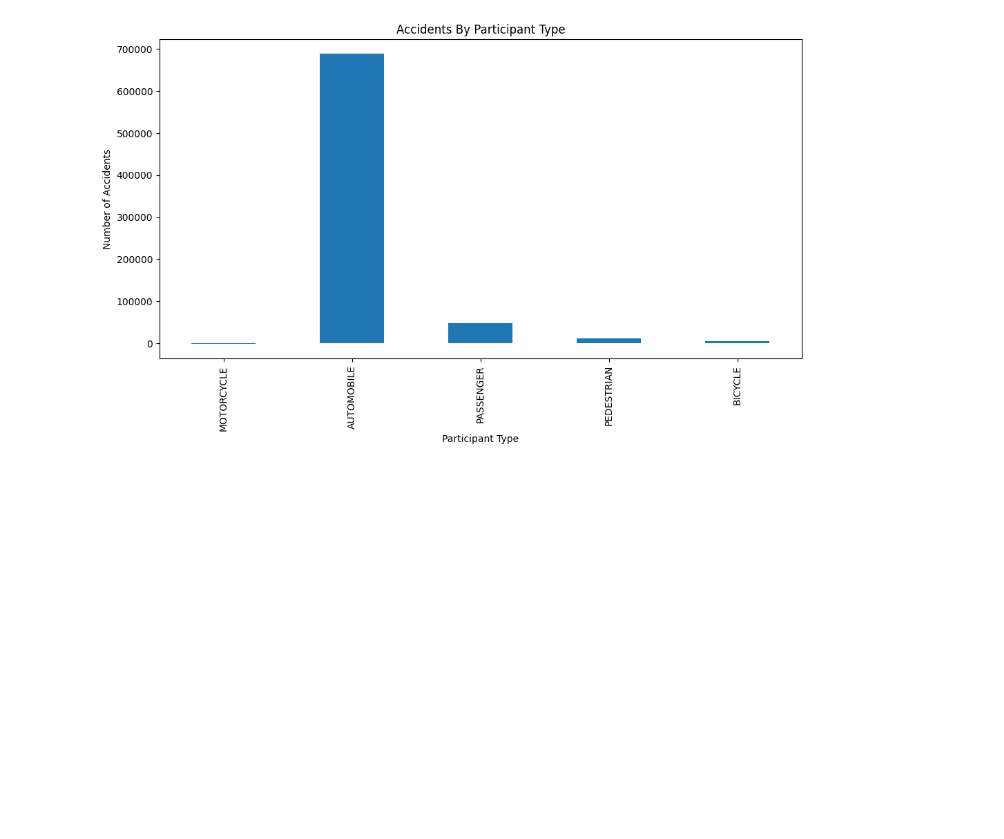
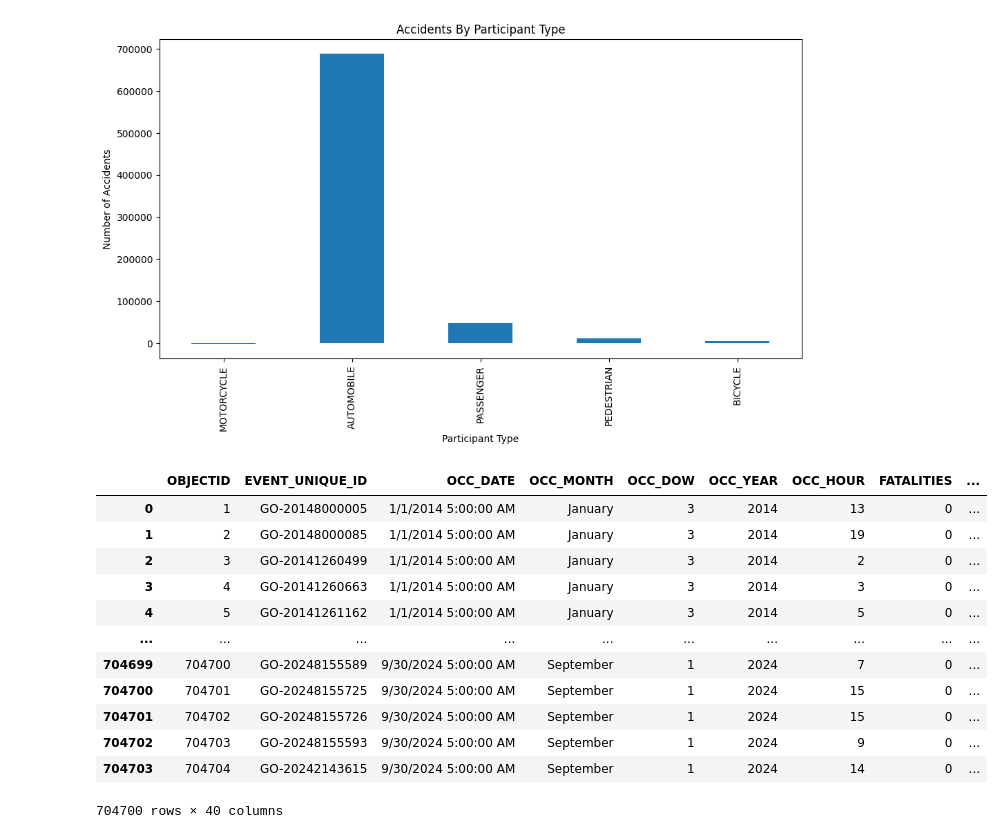
Before and after one commit to GeniusDennis1224/data_warehouse_group3, a Jupyter notebook: traffic_collision.ipynb, the cells around one changed output. Drawn from its saved outputs; the diff is of its cells as text; code cells hidden in the pictures; blank space fills up the shorter version.

```diff
--- a/traffic_collision.ipynb
+++ b/traffic_collision.ipynb
@@ -373,5 +376,21 @@ plt.ylabel('Number of Accidents')
 plt.show()
 # %% [output]
 [figure]
+# %%
+collision_data
+# %% [output]
+|  | OBJECTID | EVENT_UNIQUE_ID | OCC_DATE | OCC_MONTH | OCC_DOW | OCC_YEAR | OCC_HOUR | FATALITIES | ... |
+| 0 | 1 | GO-20148000005 | 1/1/2014 5:00:00 AM | January | 3 | 2014 | 13 | 0 | ... |
+| 1 | 2 | GO-20148000085 | 1/1/2014 5:00:00 AM | January | 3 | 2014 | 19 | 0 | ... |
+| 2 | 3 | GO-20141260499 | 1/1/2014 5:00:00 AM | January | 3 | 2014 | 2 | 0 | ... |
+| 3 | 4 | GO-20141260663 | 1/1/2014 5:00:00 AM | January | 3 | 2014 | 3 | 0 | ... |
+| 4 | 5 | GO-20141261162 | 1/1/2014 5:00:00 AM | January | 3 | 2014 | 5 | 0 | ... |
+| ... | ... | ... | ... | ... | ... | ... | ... | ... | ... |
+| 704699 | 704700 | GO-20248155589 | 9/30/2024 5:00:00 AM | September | 1 | 2024 | 7 | 0 | ... |
+| 704700 | 704701 | GO-20248155725 | 9/30/2024 5:00:00 AM | September | 1 | 2024 | 15 | 0 | ... |
+| 704701 | 704702 | GO-20248155726 | 9/30/2024 5:00:00 AM | September | 1 | 2024 | 15 | 0 | ... |
+| 704702 | 704703 | GO-20248155593 | 9/30/2024 5:00:00 AM | September | 1 | 2024 | 9 | 0 | ... |
+| 704703 | 704704 | GO-20242143615 | 9/30/2024 5:00:00 AM | September | 1 | 2024 | 14 | 0 | ... |
+704700 rows × 40 columns
 # %%
 ### Split the dataset
```
Also changed, not shown: parts of 18 cells of this notebook.
